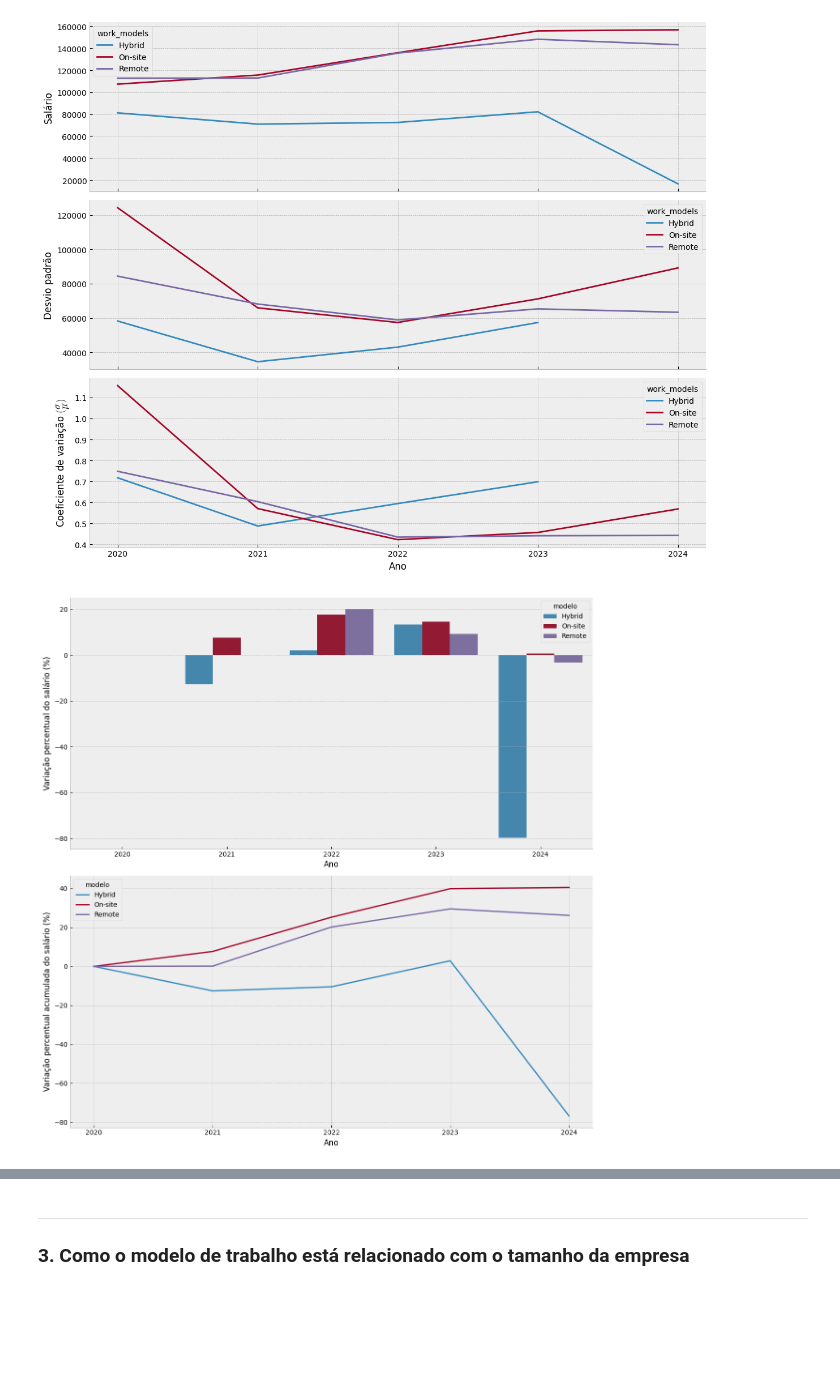
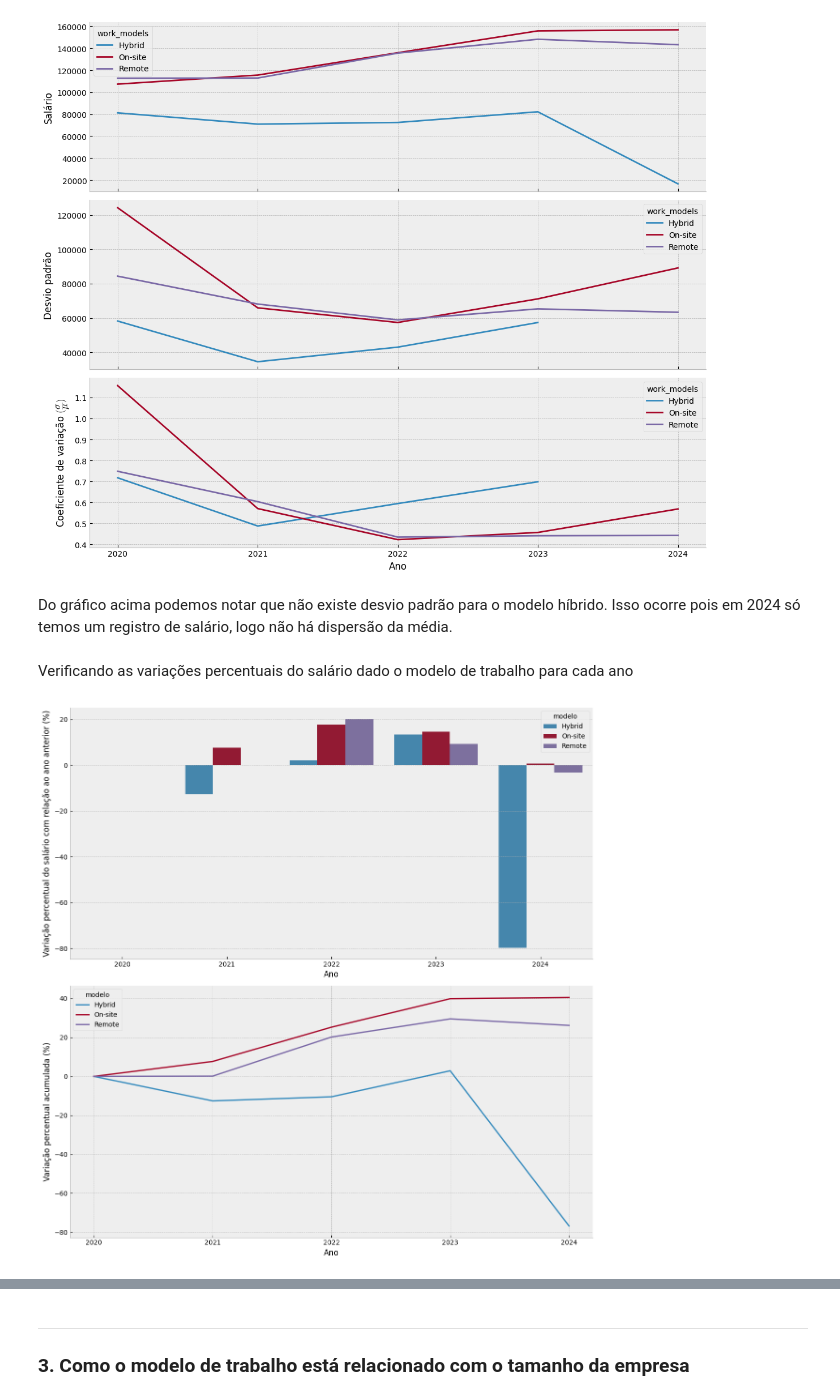
Before and after one commit to Alexandre-Esposte/dive-into-data-careers, a Jupyter notebook: notebook/data_careers_analysis.ipynb, the cells around one changed output, grey strips where cells are left out. Drawn from its saved outputs; the diff is of its cells as text; code cells hidden in the pictures; blank space fills up the shorter version.

```diff
--- a/notebook/data_careers_analysis.ipynb
+++ b/notebook/data_careers_analysis.ipynb
@@ -912,38 +915,42 @@ ax[2].set_xticks(ticks=[2020,2021,2022,2023,2024]);
 fig.savefig('../images/salarioxworkmodel.png')
 # %% [output]
 [figure]
+# %% [markdown]
+Do gráfico acima podemos notar que não existe desvio padrão para o modelo híbrido. Isso ocorre pois em 2024 só temos um registro de salário, logo não há dispersão da média.
+# %% [markdown]
+Verificando as variações percentuais do salário dado o modelo de trabalho para cada ano
 # %%
 variacao_percentual_salario = {'modelo':[],'ano':[],'variacao':[]}
 for tamanho in aux_salarios['work_models'].unique():
     aux = aux_salarios.query(f'work_models == "{tamanho}"').set_index('work_year')
     for ano in aux.index:
         if ano == 2020:
             valor = 0
         else:
             valor = round(variacao_percentual(aux.loc[ano-1,'mean'],aux.loc[ano,'mean']),2)
 
         variacao_percentual_salario['modelo'].append(tamanho)
         variacao_percentual_salario['ano'].append(ano)
         variacao_percentual_salario['variacao'].append(valor)
 
 
 
 variacao_percentual_salario = pd.DataFrame(variacao_percentual_salario)
 variacao_percentual_salario['cumsum']=variacao_percentual_salario.groupby('modelo')['variacao'].cumsum()
 
 
 fig, ax = plt.subplots(2,1,tight_layout=True,figsize=(12,12))
 
 sns.barplot(data = variacao_percentual_salario, x='ano',y='variacao',hue='modelo',ax=ax[0])
 ax[0].set_xlabel('Ano',size=12)
-ax[0].set_ylabel('Variação percentual do salário (%)',size=12)
+ax[0].set_ylabel('Variação percentual do salário com relação ao ano anterior (%)',size=12)
 
 sns.lineplot(data = variacao_percentual_salario, x='ano',y='cumsum',hue='modelo',ax=ax[1])
 ax[1].set_xlabel('Ano',size=12)
-ax[1].set_ylabel('Variação percentual acumulada do salário (%)',size=12)
+ax[1].set_ylabel('Variação percentual acumulada (%)',size=12)
 ax[1].set_xticks(ticks=[2020,2021,2022,2023,2024]);
 
 
 fig.savefig('../images/variacao_salarioxworkmodels.png')
 # %% [output]
-[figure, old version]
+[figure, new version]
```
Also changed, not shown: parts of 16 cells of this notebook, 1 other file.
